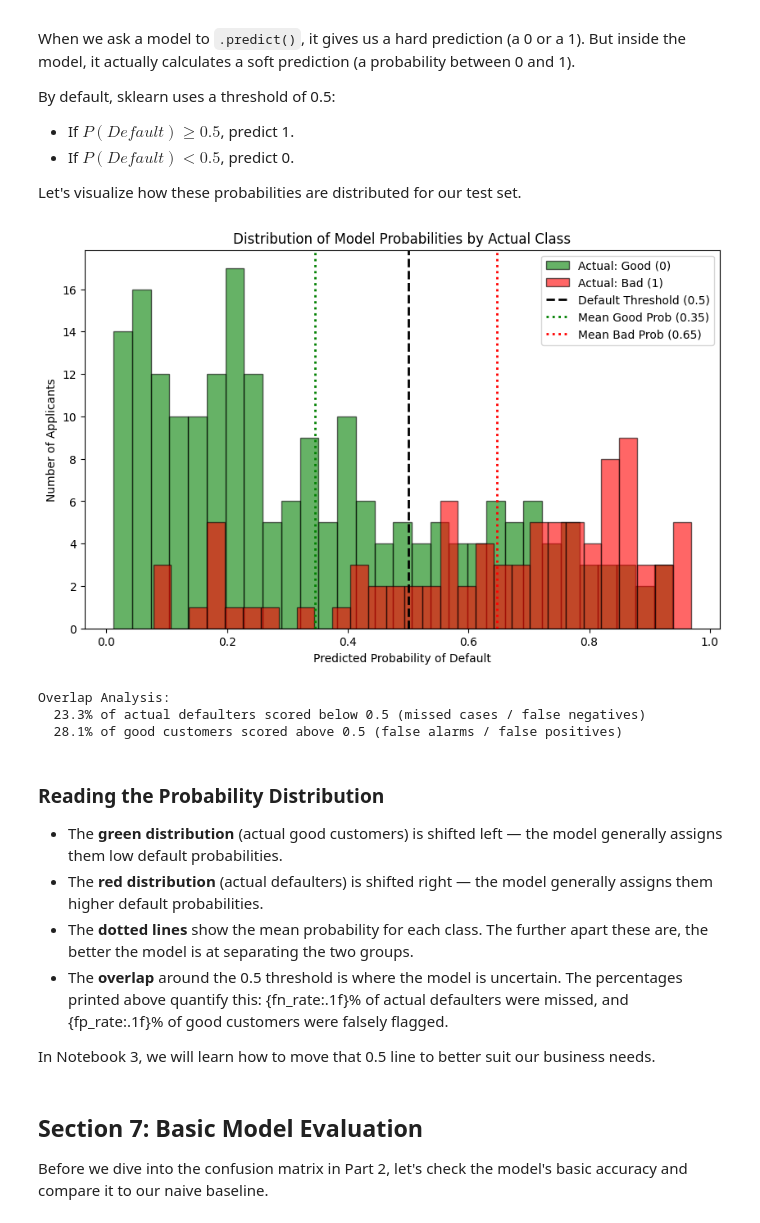
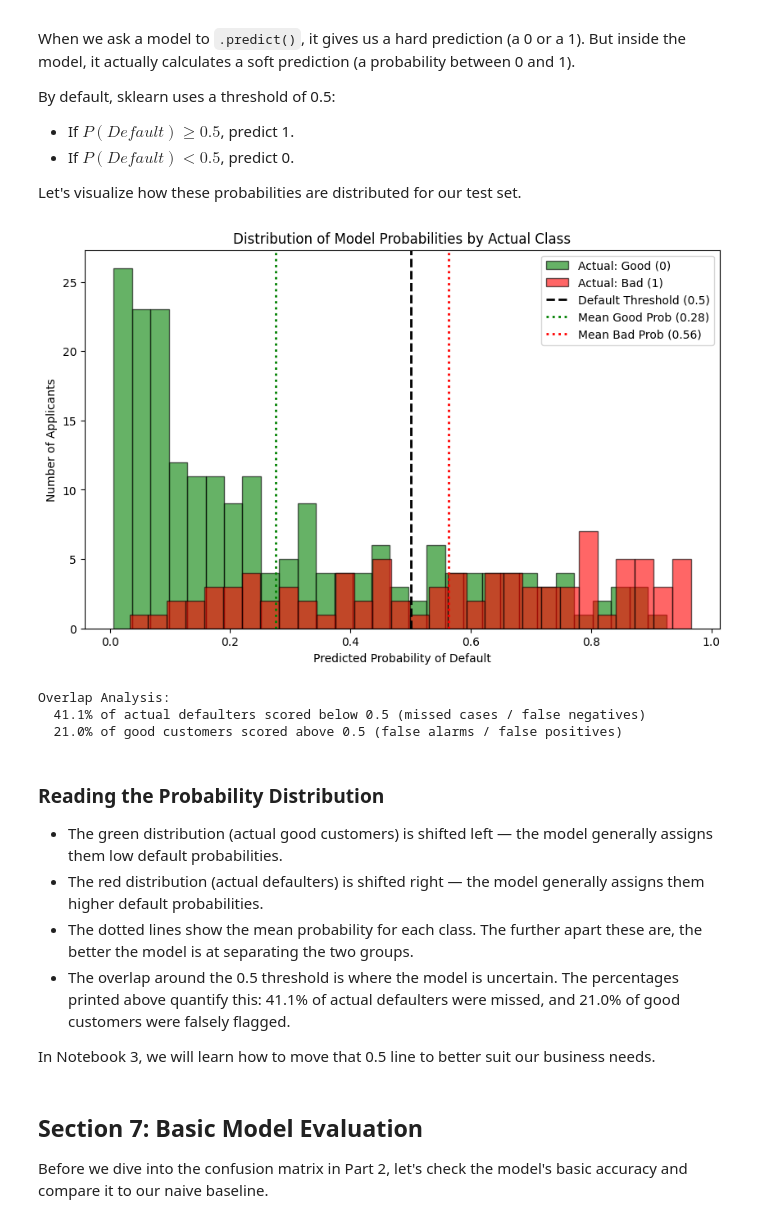
Before and after one commit to bsheese/cs377, a Jupyter notebook: 18_classification/18_1_Classification_Basics/18_1_0_Classification_Foundations.ipynb, the cells around one changed output. Saved outputs shown, nothing was run; the diff lists cells and outputs as text; code cells hidden in the pictures.

```diff
--- a/18_classification/18_1_Classification_Basics/18_1_0_Classification_Foundations.ipynb
+++ b/18_classification/18_1_Classification_Basics/18_1_0_Classification_Foundations.ipynb
@@ -117,26 +117,25 @@ To train our model, we must perform several cleaning steps:
 # %%
 # 1. Convert target to binary: good = 0 (Normal), bad = 1 (Event of interest/Default)
-y = (df['class'] == 'bad').astype(int)
-X = df.drop(columns=['class'])
+y = (df["class"] == "bad").astype(int)
+X = df.drop(columns=["class"])
 
 # 2. Identify and encode categorical features
-cat_cols = X.select_dtypes(include=['object', 'category']).columns.tolist()
+cat_cols = X.select_dtypes(include=["object", "category"]).columns.tolist()
 X_encoded = pd.get_dummies(X, columns=cat_cols, drop_first=True)
+
+# Clean column names for XGBoost compatibility
+import re
+X_encoded.columns = [re.sub(r"[<>[\]]", "_", col) for col in X_encoded.columns]
 
 # 3. Train-test split with stratification
 X_train, X_test, y_train, y_test = train_test_split(
     X_encoded, y, test_size=0.3, random_state=42, stratify=y
 )
 
-# 4. Scale features
-scaler = StandardScaler()
-X_train_scaled = scaler.fit_transform(X_train)
-X_test_scaled = scaler.transform(X_test)
-
-print(f'Original features: {X.shape[1]}')
-print(f'Encoded features: {X_encoded.shape[1]}')
-print(f'Training set size: {X_train.shape[0]}')
-print(f'Test set class ratio: {y_test.mean():.1%} bad, {(1-y_test.mean()):.1%} good')
+print(f"Original features: {X.shape[1]}")
+print(f"Encoded features: {X_encoded.shape[1]}")
+print(f"Training set size: {X_train.shape[0]}")
+print(f"Test set class ratio: {y_test.mean():.1%} bad, {(1-y_test.mean()):.1%} good")
 # %% [output]
 Original features: 20
 Encoded features: 48
@@ -159,11 +161,17 @@ Because we have an imbalanced dataset (70/30), we will use the parameter `class_
 # %%
-# Instantiate and train the model
-model = LogisticRegression(
-    max_iter=1000,
+# Calculate scale_pos_weight for class imbalance
+scale_pos_weight = (y_train == 0).sum() / (y_train == 1).sum()
+
+# Instantiate and train the XGBoost model
+model = xgb.XGBClassifier(
+    n_estimators=100,
+    max_depth=4,
+    learning_rate=0.1,
+    scale_pos_weight=scale_pos_weight,
+    eval_metric='logloss',
     random_state=42,
-    class_weight='balanced'  # Compensate for imbalance
 )
-model.fit(X_train_scaled, y_train)
+model.fit(X_train, y_train)
 
 print('Model training complete.')
 # %% [output]
@@ -231,47 +250,45 @@ By default, sklearn uses a threshold of 0.5:
 Let's visualize how these probabilities are distributed for our test set.
 # %%
 # Get probabilities for the positive class (Default)
-y_proba = model.predict_proba(X_test_scaled)[:, 1]
-y_pred = model.predict(X_test_scaled)
-
-# Calculate overlap statistics
+y_proba = model.predict_proba(X_test)[:, 1]
+y_pred = model.predict(X_test)# Calculate overlap statistics
 fn_rate = ((y_proba[y_test==1] < 0.5).sum() / (y_test==1).sum()) * 100
 fp_rate = ((y_proba[y_test==0] >= 0.5).sum() / (y_test==0).sum()) * 100
 
 fig, ax = plt.subplots(figsize=(10, 6))
 
 # Plot overlapping histograms by actual class
 ax.hist(y_proba[y_test==0], bins=30, alpha=0.6, label='Actual: Good (0)', color='green', edgecolor='black')
 ax.hist(y_proba[y_test==1], bins=30, alpha=0.6, label='Actual: Bad (1)', color='red', edgecolor='black')
 ax.axvline(x=0.5, color='black', linestyle='--', linewidth=2, label='Default Threshold (0.5)')
 
 # Add mean probability lines
 mean_good = y_proba[y_test==0].mean()
 mean_bad = y_proba[y_test==1].mean()
 ax.axvline(x=mean_good, color='green', linestyle=':', linewidth=2, label=f'Mean Good Prob ({mean_good:.2f})')
 ax.axvline(x=mean_bad, color='red', linestyle=':', linewidth=2, label=f'Mean Bad Prob ({mean_bad:.2f})')
 
 ax.set_xlabel('Predicted Probability of Default')
 ax.set_ylabel('Number of Applicants')
 ax.set_title('Distribution of Model Probabilities by Actual Class')
 ax.legend()
 plt.show()
 
 print(f"\nOverlap Analysis:")
 print(f"  {fn_rate:.1f}% of actual defaulters scored below 0.5 (missed cases / false negatives)")
 print(f"  {fp_rate:.1f}% of good customers scored above 0.5 (false alarms / false positives)")
 # %% [output]
-[figure, old version]
+[figure, new version]
 Overlap Analysis:
-  23.3% of actual defaulters scored below 0.5 (missed cases / false negatives)
-  28.1% of good customers scored above 0.5 (false alarms / false positives)
+  41.1% of actual defaulters scored below 0.5 (missed cases / false negatives)
+  21.0% of good customers scored above 0.5 (false alarms / false positives)
 # %% [markdown]
 ### Reading the Probability Distribution
 
-- The **green distribution** (actual good customers) is shifted left — the model generally assigns them low default probabilities.
-- The **red distribution** (actual defaulters) is shifted right — the model generally assigns them higher default probabilities.
-- The **dotted lines** show the mean probability for each class. The further apart these are, the better the model is at separating the two groups.
-- The **overlap** around the 0.5 threshold is where the model is uncertain. The percentages printed above quantify this: {fn_rate:.1f}% of actual defaulters were missed, and {fp_rate:.1f}% of good customers were falsely flagged.
+- The green distribution (actual good customers) is shifted left — the model generally assigns them low default probabilities.
+- The red distribution (actual defaulters) is shifted right — the model generally assigns them higher default probabilities.
+- The dotted lines show the mean probability for each class. The further apart these are, the better the model is at separating the two groups.
+- The overlap around the 0.5 threshold is where the model is uncertain. The percentages printed above quantify this: 41.1% of actual defaulters were missed, and 21.0% of good customers were falsely flagged.
 
 In Notebook 3, we will learn how to move that 0.5 line to better suit our business needs.
 # %% [markdown]
```
Also changed, not shown: parts of 13 cells of this notebook.
